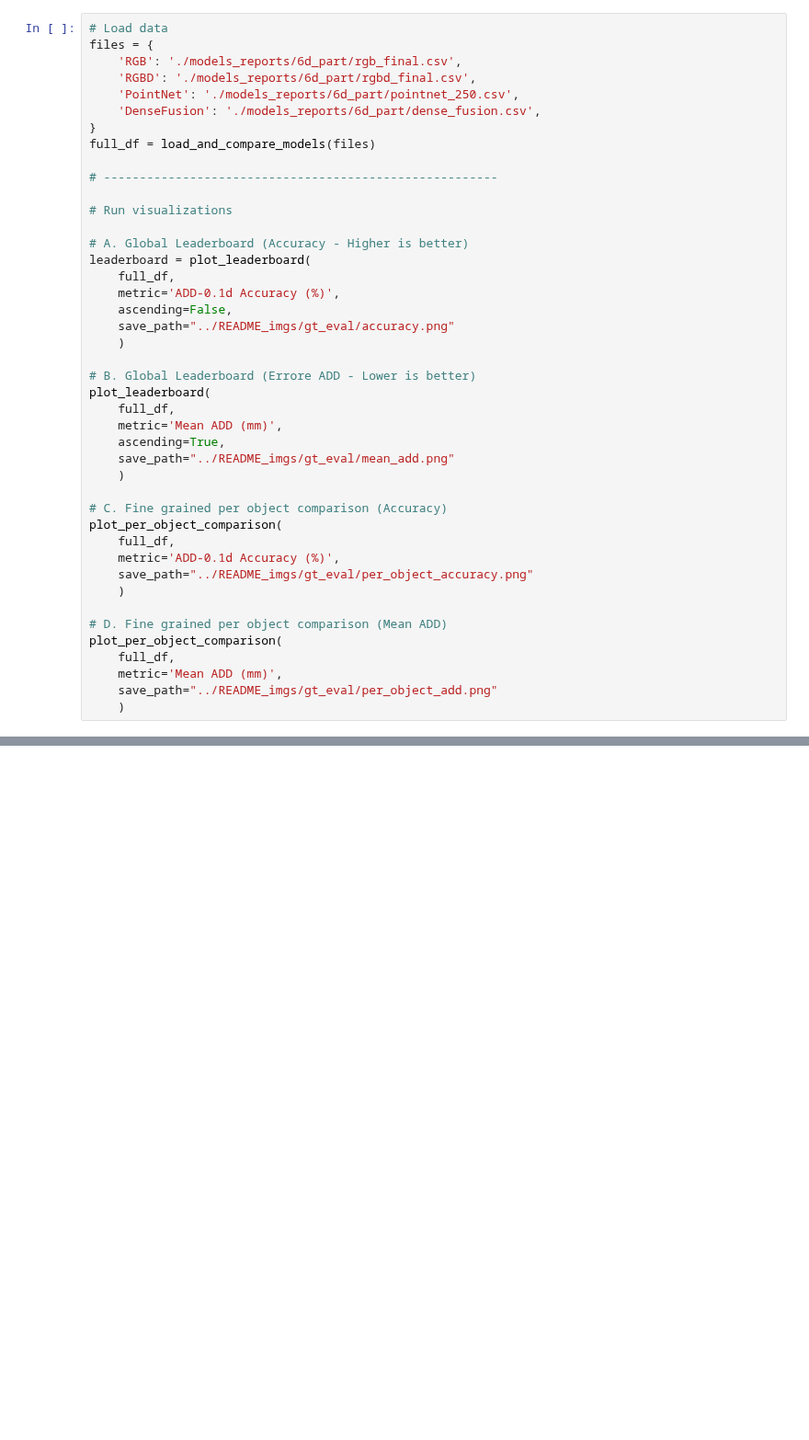
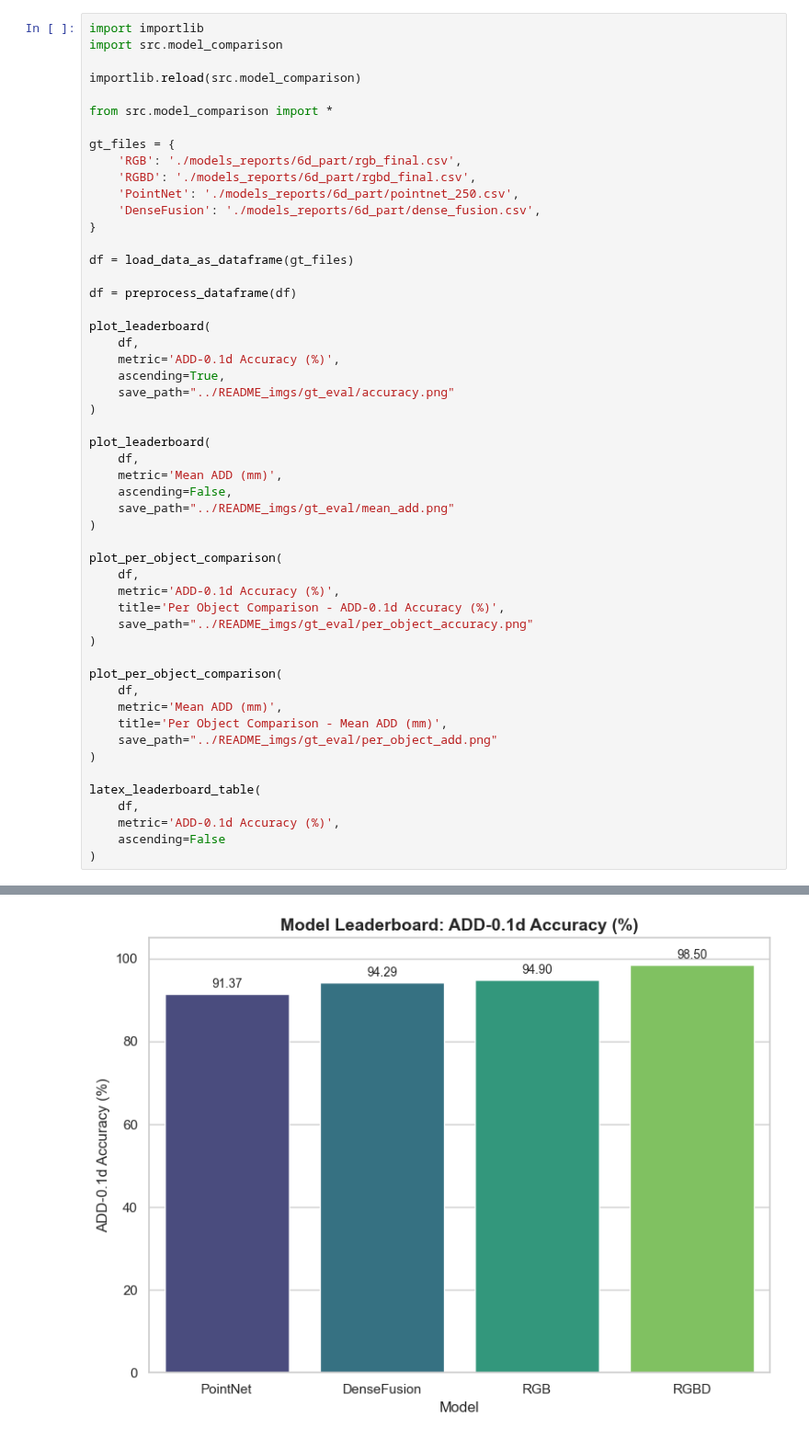
Before and after one commit to fraco03/6D_pose, a Jupyter notebook: notebooks/model_comparison.ipynb, the cells around one changed output, grey strips where cells are left out. Shown at 92% size. Saved outputs shown, nothing was run; the diff lists cells and outputs as text; blank space fills up the shorter version.

Commit message:
Feat: Updated visualization and summary plots

```diff
--- a/notebooks/model_comparison.ipynb
+++ b/notebooks/model_comparison.ipynb
@@ -9,44 +15,53 @@ from src.model_comparison import load_and_compare_models, plot_leaderboard, plot
 # %%
-# Load data
-files = {
+import importlib
+import src.model_comparison
+
+importlib.reload(src.model_comparison)
+
+from src.model_comparison import *
+
+gt_files = {
     'RGB': './models_reports/6d_part/rgb_final.csv',
     'RGBD': './models_reports/6d_part/rgbd_final.csv',
     'PointNet': './models_reports/6d_part/pointnet_250.csv',
     'DenseFusion': './models_reports/6d_part/dense_fusion.csv',
 }
-full_df = load_and_compare_models(files)
 
-# -------------------------------------------------------
+df = load_data_as_dataframe(gt_files)
 
-# Run visualizations
+df = preprocess_dataframe(df)
 
-# A. Global Leaderboard (Accuracy - Higher is better)
-leaderboard = plot_leaderboard(
-    full_df,
+plot_leaderboard(
+    df,
     metric='ADD-0.1d Accuracy (%)',
+    ascending=True,
+    save_path="../README_imgs/gt_eval/accuracy.png"
+)
+
+plot_leaderboard(
+    df,
+    metric='Mean ADD (mm)',
     ascending=False,
-    save_path="../README_imgs/gt_eval/accuracy.png"
-    )
+    save_path="../README_imgs/gt_eval/mean_add.png"
+)
 
-# B. Global Leaderboard (Errore ADD - Lower is better)
-plot_leaderboard(
-    full_df,
+plot_per_object_comparison(
+    df,
+    metric='ADD-0.1d Accuracy (%)',
+    title='Per Object Comparison - ADD-0.1d Accuracy (%)',
+    save_path="../README_imgs/gt_eval/per_object_accuracy.png"
+)
+
+plot_per_object_comparison(
+    df,
     metric='Mean ADD (mm)',
-    ascending=True,
-    save_path="../README_imgs/gt_eval/mean_add.png"
-    )
+    title='Per Object Comparison - Mean ADD (mm)',
+    save_path="../README_imgs/gt_eval/per_object_add.png"
+)
 
-# C. Fine grained per object comparison (Accuracy)
-plot_per_object_comparison(
-    full_df,
+latex_leaderboard_table(
+    df,
     metric='ADD-0.1d Accuracy (%)',
-    save_path="../README_imgs/gt_eval/per_object_accuracy.png"
-    )
-
-# D. Fine grained per object comparison (Mean ADD)
-plot_per_object_comparison(
-    full_df,
-    metric='Mean ADD (mm)',
-    save_path="../README_imgs/gt_eval/per_object_add.png"
-    )
+    ascending=False
+)
 # %% [output]
@@ -56,0 +69 @@ Plot salvato in: ../README_imgs/gt_eval/per_object_add.png
+[figure, added]
```
Also changed, not shown: parts of 13 cells of this notebook, 12 other files.
